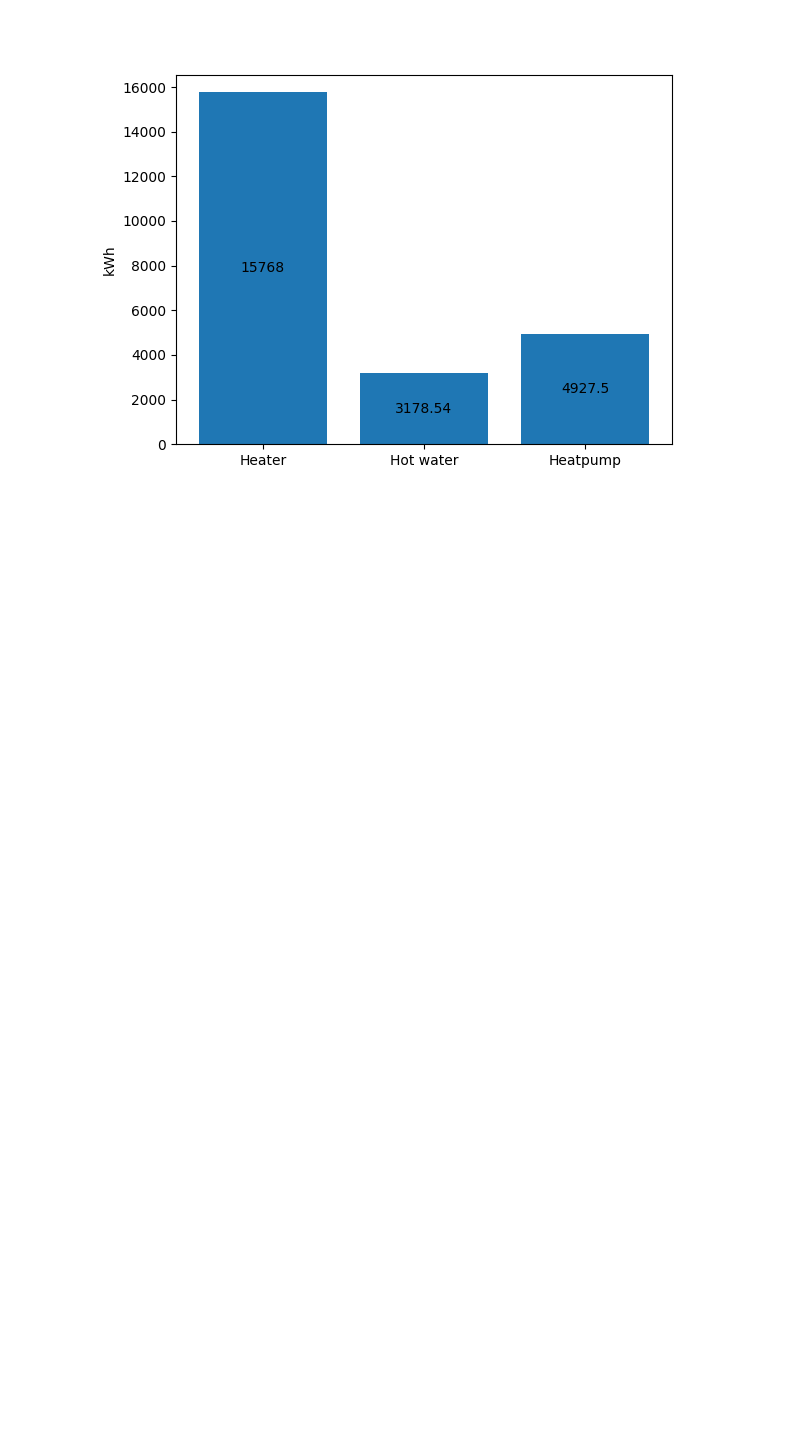
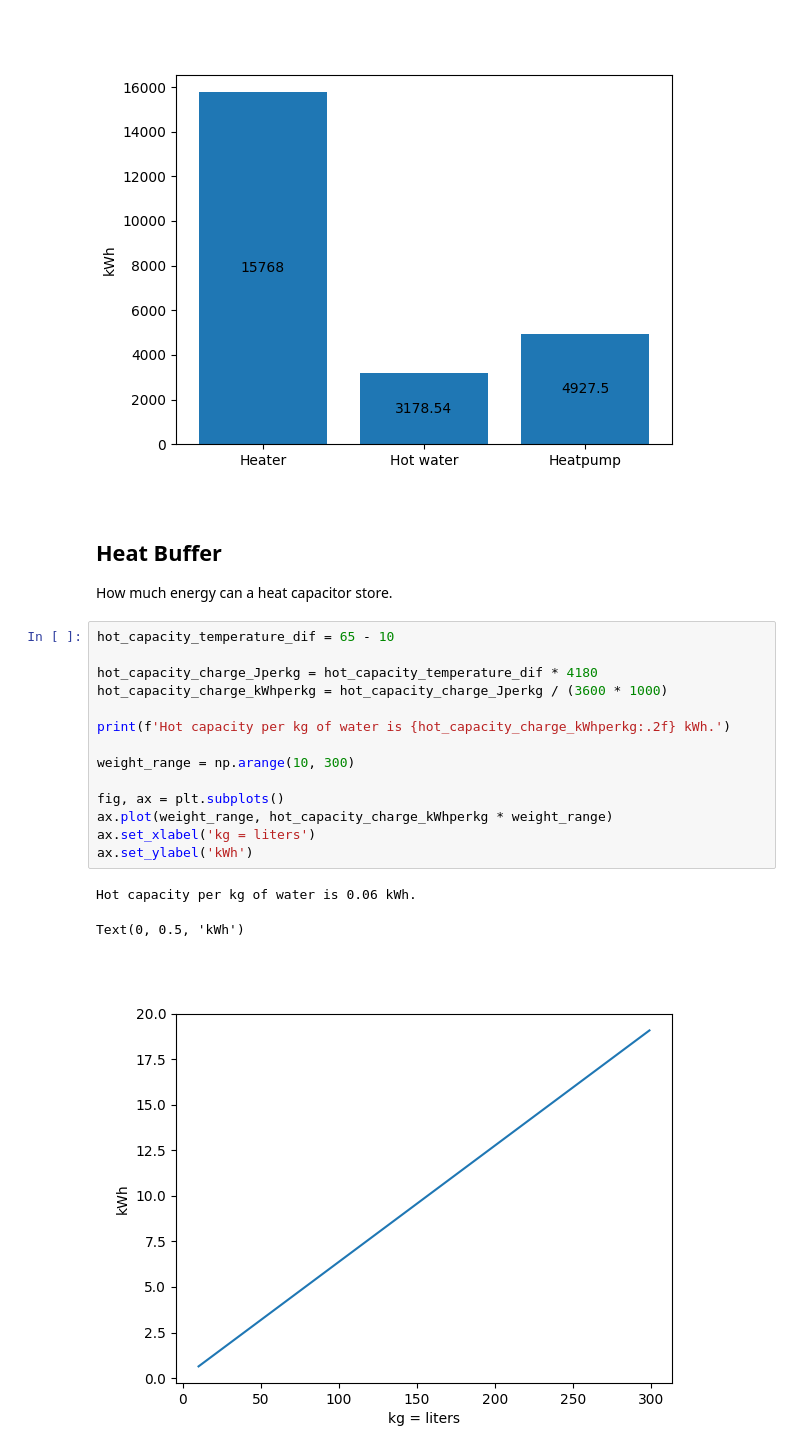
Before and after one commit to ronmarti/various-data-analysis, a Jupyter notebook: electricity-prices/consumption.ipynb, the cells around one changed output. Cells and saved outputs as stored; diff of their text form; blank space fills up the shorter version.

```diff
--- a/electricity-prices/consumption.ipynb
+++ b/electricity-prices/consumption.ipynb
@@ -50,3 +50,24 @@ Heater consumption is 5.0 times more power-hungry.
 Total consumption is 18946.54 kWh.
 [Text(0, 0, '15768'), Text(0, 0, '3178.54'), Text(0, 0, '4927.5')]
 [figure]
+# %% [markdown]
+## Heat Buffer
+How much energy can a heat capacitor store.
+# %%
+hot_capacity_temperature_dif = 65 - 10
+
+hot_capacity_charge_Jperkg = hot_capacity_temperature_dif * 4180
+hot_capacity_charge_kWhperkg = hot_capacity_charge_Jperkg / (3600 * 1000)
+
+print(f'Hot capacity per kg of water is {hot_capacity_charge_kWhperkg:.2f} kWh.')
+
+weight_range = np.arange(10, 300)
+
+fig, ax = plt.subplots()
+ax.plot(weight_range, hot_capacity_charge_kWhperkg * weight_range)
+ax.set_xlabel('kg = liters')
+ax.set_ylabel('kWh')
+# %% [output]
+Hot capacity per kg of water is 0.06 kWh.
+Text(0, 0.5, 'kWh')
+[figure, added]
```
Also changed, not shown: parts of 1 cell of this notebook, 32 other files.
